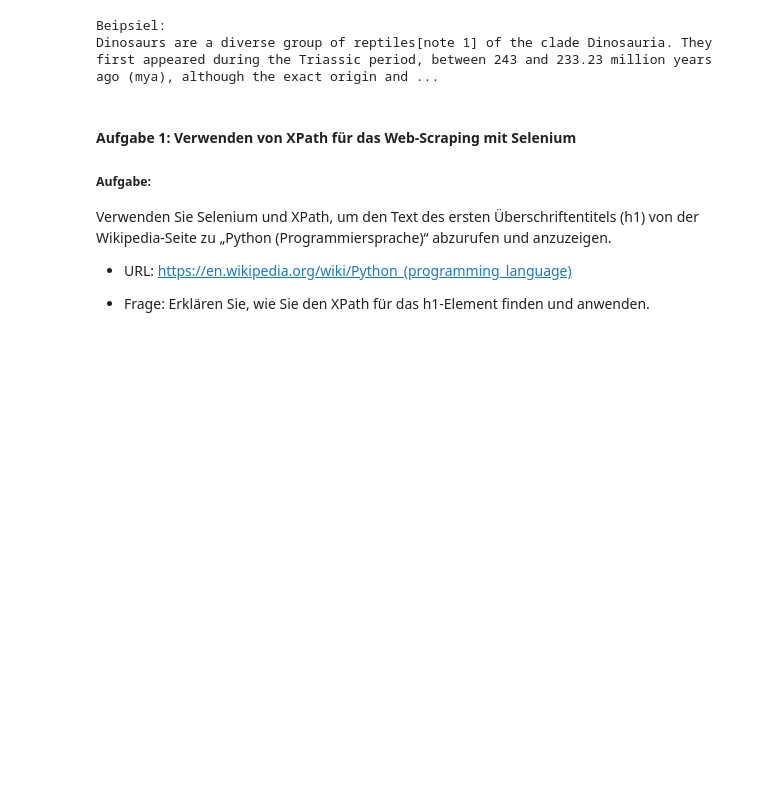
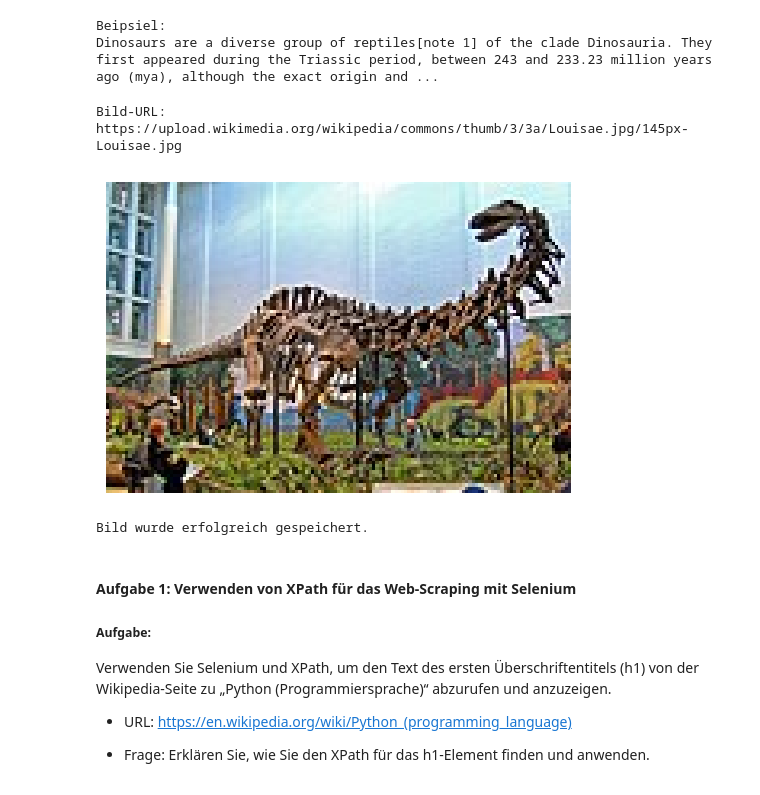
Before and after one commit to blobb3/data_ingestion, a Jupyter notebook: 09_Web_Scraping_Python_Selenium_Cloud/uebung.ipynb, the cells around one changed output. Cells and saved outputs as stored; diff of their text form; code cells hidden in the pictures; blank space fills up the shorter version.

```diff
--- a/09_Web_Scraping_Python_Selenium_Cloud/uebung.ipynb
+++ b/09_Web_Scraping_Python_Selenium_Cloud/uebung.ipynb
@@ -72,6 +72,59 @@ driver.quit()
 # %% [output]
 Beipsiel:
 Dinosaurs are a diverse group of reptiles[note 1] of the clade Dinosauria. They first appeared during the Triassic period, between 243 and 233.23 million years ago (mya), although the exact origin and ...
+# %%
+from selenium import webdriver
+from selenium.webdriver.common.by import By
+from selenium.webdriver.chrome.service import Service
+import time
+import requests
+from PIL import Image
+from io import BytesIO
+import matplotlib.pyplot as plt
+
+# Setup für Selenium WebDriver im Headless-Modus
+options = webdriver.ChromeOptions()
+options.add_argument('--headless')
+options.add_argument('--no-sandbox')
+options.add_argument('--disable-dev-shm-usage')
+
+# Pfad zum ChromeDriver angeben
+service = Service('/usr/local/bin/chromedriver')
+driver = webdriver.Chrome(service=service, options=options)
+
+# URL öffnen
+driver.get("https://en.wikipedia.org/wiki/Dinosaur")
+
+# Warten, um sicherzustellen, dass die Seite vollständig geladen ist
+time.sleep(2)
+
+# Finden des Bildes im Hauptinhalt
+image_element = driver.find_element(By.XPATH, '/html/body/div[2]/div/div[3]/main/div[3]/div[3]/div[1]/table/tbody/tr[2]/td/div/div/div[2]/div[2]/div[1]/span/a/img')
+
+# Extrahieren des Bild-URLs aus dem src-Attribut
+image_url = image_element.get_attribute('src')
+print("Bild-URL:", image_url)
+
+# Browser schließen
+driver.quit()
+
+# Bild von der URL herunterladen und anzeigen
+response = requests.get(image_url)
+img = Image.open(BytesIO(response.content))
+
+# Bild anzeigen
+plt.figure(figsize=(6,6))
+plt.imshow(img)
+plt.axis('off')
+plt.show()
+
+# Bild speichern
+img.save("dinosaur_image.jpg")
+print("Bild wurde erfolgreich gespeichert.")
+# %% [output]
+Bild-URL: https://upload.wikimedia.org/wikipedia/commons/thumb/3/3a/Louisae.jpg/145px-Louisae.jpg
+[figure, added]
+Bild wurde erfolgreich gespeichert.
 # %% [markdown]
 #### Aufgabe 1: Verwenden von XPath für das Web-Scraping mit Selenium
 
```
Also changed, not shown: parts of 1 cell of this notebook, 1 other file.
